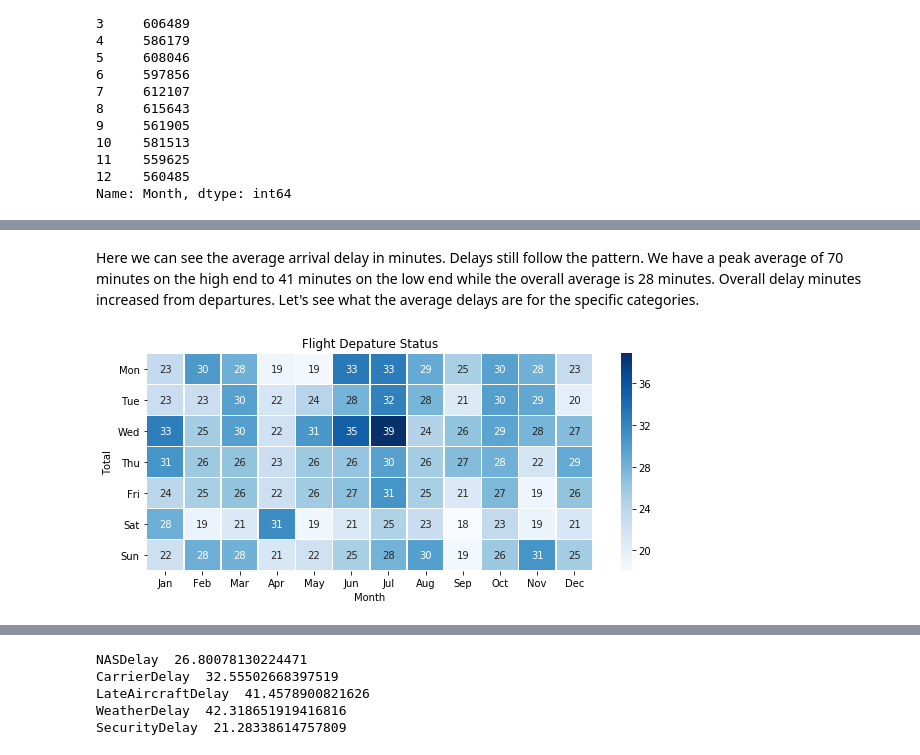
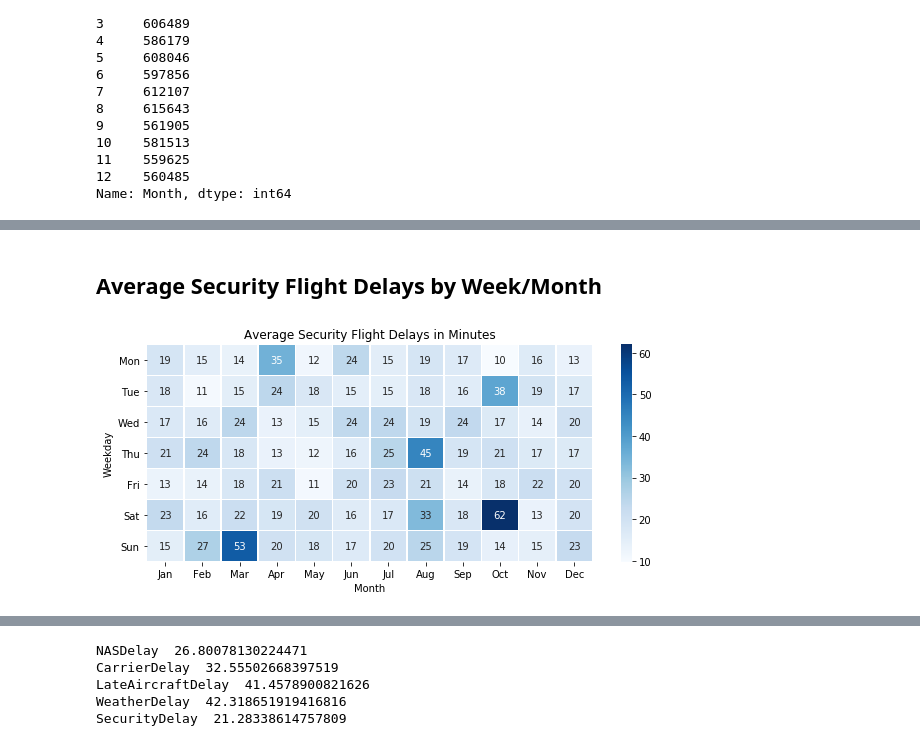
Before and after one commit to aandersland/udacity-data-analyst-nanodegree-flightdata, a Jupyter notebook: explanation_flightdata.ipynb, the cells around one changed output, grey strips where cells are left out. Drawn from its saved outputs; the diff is of its cells as text; code cells hidden in the pictures.

```diff
--- a/explanation_flightdata.ipynb
+++ b/explanation_flightdata.ipynb
@@ -130,17 +203,18 @@ df_2005_c.query('ArrDelay > 0')['ArrDelay'].mean()
-# %% [markdown]
-Here we can see the average arrival delay in minutes. Delays still follow the pattern. We have a peak average of 70 minutes on the high end to 41 minutes on the low end while the overall average is 28 minutes. Overall delay minutes increased from departures. Let's see what the average delays are for the specific categories.
+# %% [markdown]
+## Average Security Flight Delays by Week/Month
 # %%
+# average security delay for year
 plt.figure(figsize = [10,4])
-counts = df_2005_c.query('NASDelayCat == 1').groupby(['Month', 'DayOfWeek']).mean()['NASDelay']
+counts = df_2005_c.query('SecurityDelayCat == 1').groupby(['Month', 'DayOfWeek']).mean()['SecurityDelay']
 counts = counts.reset_index(name = 'count')
 counts = counts.pivot(index = 'DayOfWeek', columns = 'Month', values = 'count')
 p = sb.heatmap(counts, linewidths=.5, cmap='Blues', annot=True, fmt='.0f');
 p.set(xticklabels=['Jan','Feb','Mar','Apr','May','Jun','Jul','Aug','Sep','Oct','Nov','Dec'])
 plt.xticks(rotation=0)
 p.set(yticklabels=['Mon','Tue','Wed','Thu','Fri','Sat','Sun'])
 plt.yticks(rotation=0)
-plt.title('Flight Depature Status')
+plt.title('Average Security Flight Delays in Minutes')
 plt.xlabel('Month')
-plt.ylabel('Total');
+plt.ylabel('Weekday');
 # %% [output]
-[figure, old version]
+[figure, new version]
```
Also changed, not shown: parts of 24 cells of this notebook.
